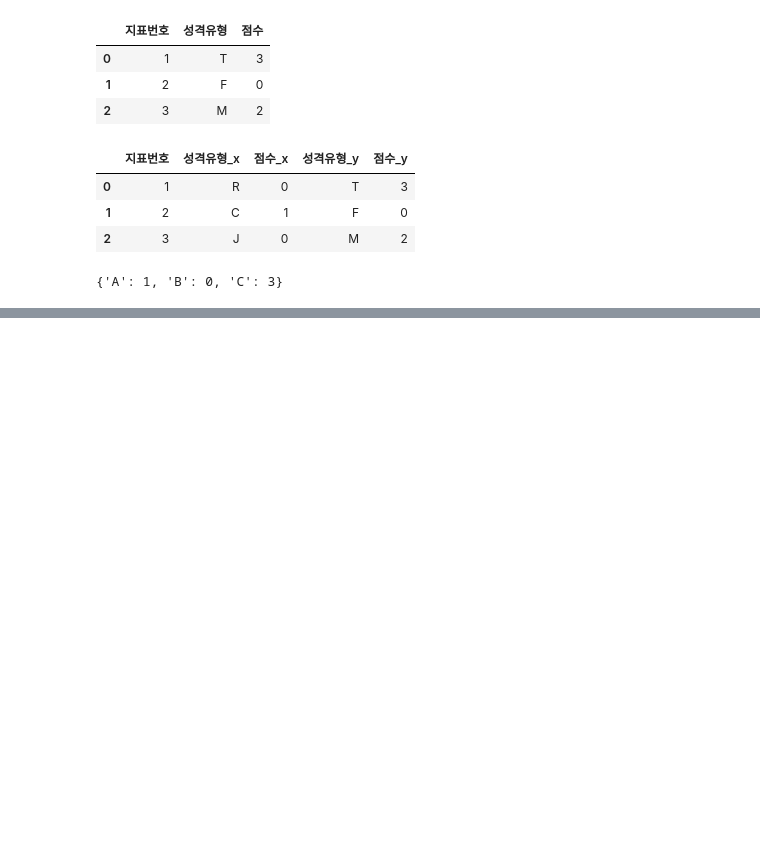
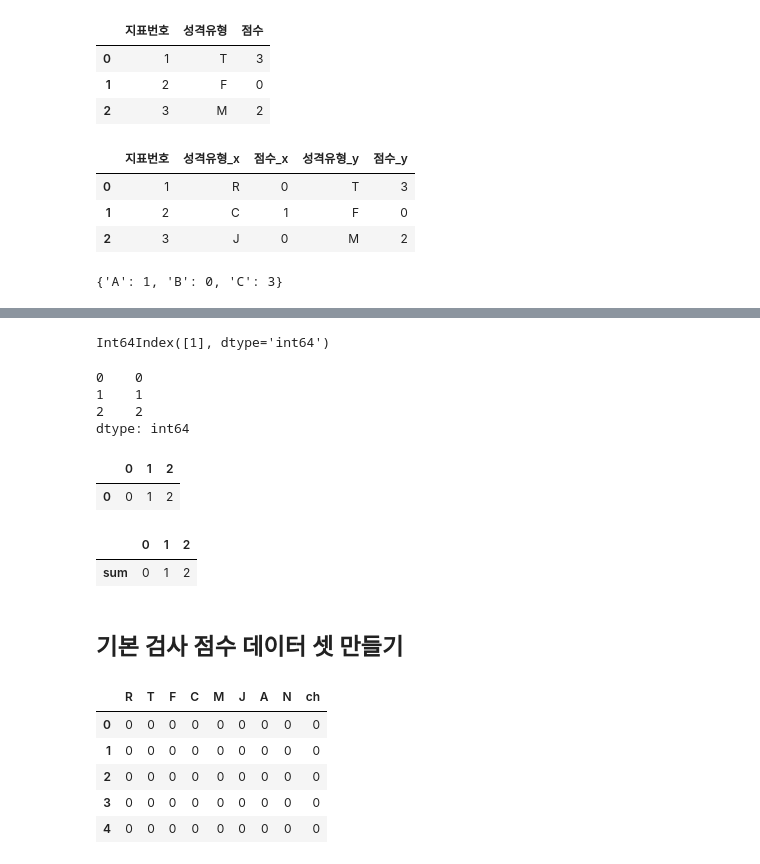
Before and after one commit to kbjung/Study, a Jupyter notebook: programmers/p_ex01.ipynb, the cells around one changed output, grey strips where cells are left out. Cells and saved outputs as stored; diff of their text form; code cells hidden in the pictures; blank space fills up the shorter version.

```diff
--- a/programmers/p_ex01.ipynb
+++ b/programmers/p_ex01.ipynb
@@ -206,0 +277,42 @@ choices = [5, 3, 2, 7, 5]
+# %%
+df[df['A'] == 1].index
+# %% [output]
+Int64Index([1], dtype='int64')
+# %%
+t = pd.Series([0, 1, 2])
+t
+# %% [output]
+0    0
+1    1
+2    2
+dtype: int64
+# %%
+t1 = t.to_frame().T
+t1
+# %% [output]
+|  | 0 | 1 | 2 |
+| 0 | 0 | 1 | 2 |
+# %%
+t1.rename(index={0:'sum'})
+# %% [output]
+|  | 0 | 1 | 2 |
+| sum | 0 | 1 | 2 |
+# %% [markdown]
+## 기본 검사 점수 데이터 셋 만들기
+# %%
+survey = ["AN", "CF", "MJ", "RT", "NA"]
+choices = [5, 3, 2, 7, 5]
+# %%
+df_list = []
+for i in range(len(survey)):
+    df_list.append(0)
+dict = {"R":df_list, "T":df_list, "F":df_list, "C":df_list, "M":df_list, "J":df_list, "A":df_list, "N":df_list, "ch":df_list}
+df = pd.DataFrame(dict)
+df
+# %% [output]
+|  | R | T | F | C | M | J | A | N | ch |
+| 0 | 0 | 0 | 0 | 0 | 0 | 0 | 0 | 0 | 0 |
+| 1 | 0 | 0 | 0 | 0 | 0 | 0 | 0 | 0 | 0 |
+| 2 | 0 | 0 | 0 | 0 | 0 | 0 | 0 | 0 | 0 |
+| 3 | 0 | 0 | 0 | 0 | 0 | 0 | 0 | 0 | 0 |
+| 4 | 0 | 0 | 0 | 0 | 0 | 0 | 0 | 0 | 0 |
```
Also changed, not shown: parts of 55 cells of this notebook.
